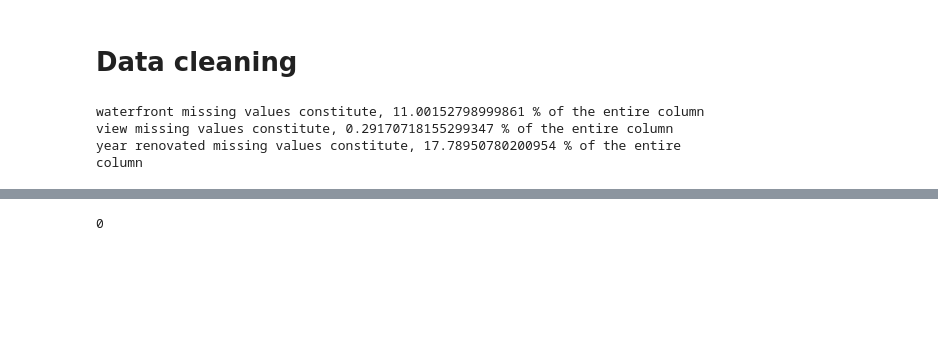
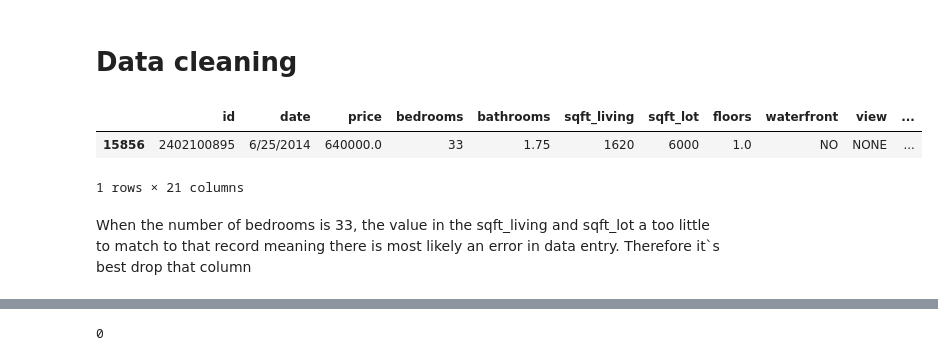
Before and after one commit to billymwangi/phase-2-project, a Jupyter notebook: student.ipynb, the cells around one changed output, grey strips where cells are left out. Drawn from its saved outputs; the diff is of its cells as text; code cells hidden in the pictures; blank space fills up the shorter version.

```diff
--- a/student.ipynb
+++ b/student.ipynb
@@ -25,0 +15,3 @@ sales.head()
+# %%
+kc_data= pd.read_csv('data/kc_house_data.csv')
+kc_data.head()
@@ -107,11 +110,11 @@ Name: sqft_lot15, Length: 8682, dtype: int64
 The square foot basement column has a placeholder value,?.
 # %% [markdown]
 # Data cleaning
-# %%
-print ('waterfront missing values constitute,',(2376/21597)*100,'% of the entire column')
-print ('view missing values constitute,',(63/21597)*100, '% of the entire column')
-print ('year renovated missing values constitute,',(3842/21597)*100, '% of the entire column')
-# %% [output]
-waterfront missing values constitute, 11.00152798999861 % of the entire column
-view missing values constitute, 0.29170718155299347 % of the entire column
-year renovated missing values constitute, 17.78950780200954 % of the entire column
+# %%
+kc_data[kc_data['bedrooms']> 20]
+# %% [output]
+|  | id | date | price | bedrooms | bathrooms | sqft_living | sqft_lot | floors | waterfront | view | ... |
+| 15856 | 2402100895 | 6/25/2014 | 640000.0 | 33 | 1.75 | 1620 | 6000 | 1.0 | NO | NONE | ... |
+1 rows × 21 columns
+# %% [markdown]
+When the number of bedrooms is 33, the value in the sqft_living and sqft_lot a too little to match to that record meaning there is most likely an error in data entry. Therefore it`s best drop that column
```
Also changed, not shown: parts of 28 cells of this notebook.
